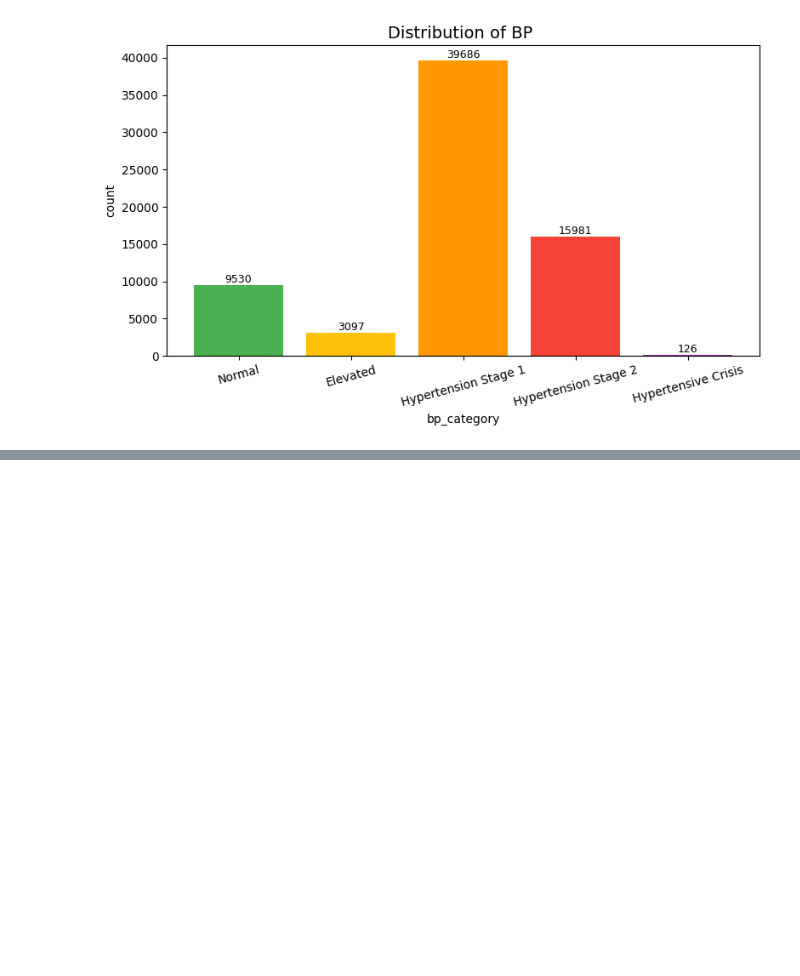
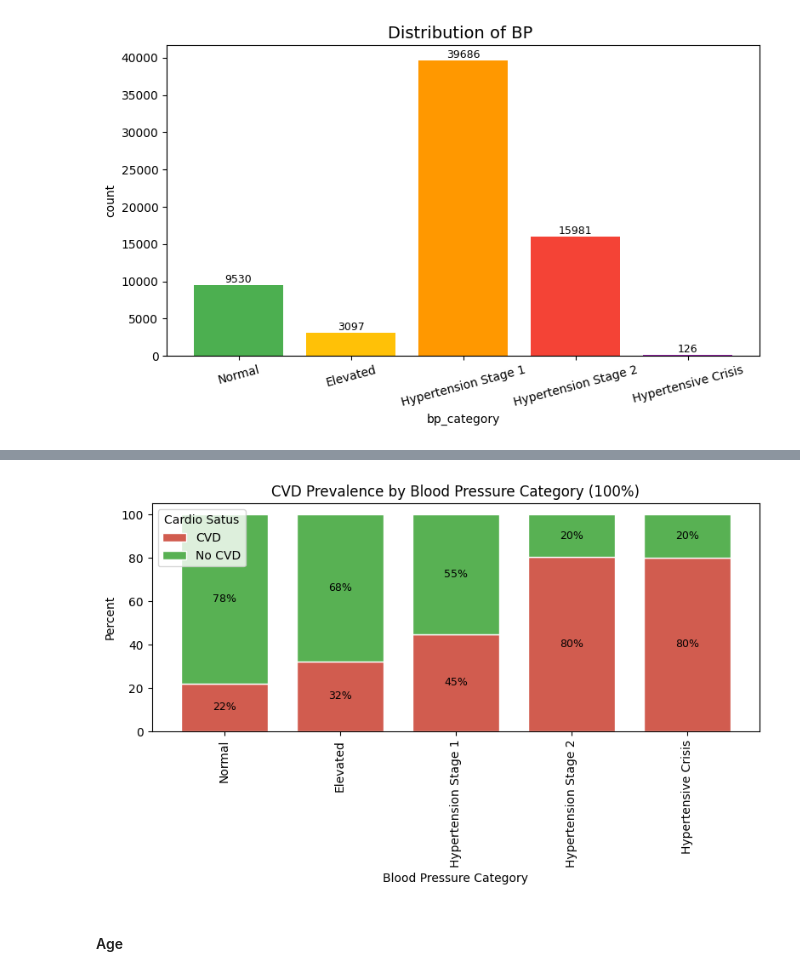
Before and after one commit to lizabguercho/DI_Final_Project_CVD, a Jupyter notebook: Final_project.ipynb, the cells around one changed output, grey strips where cells are left out. Saved outputs shown, nothing was run; the diff lists cells and outputs as text; code cells hidden in the pictures; blank space fills up the shorter version.

```diff
--- a/Final_project.ipynb
+++ b/Final_project.ipynb
@@ -561,0 +563,25 @@ plot_pie(df_temp, "bp_category", title="Blood Pressure Category Distribution", c
+# %%
+# make bp_category -> categorical variable
+df_clean["bp_category"] = pd.Categorical(
+    df_clean["bp_category"],
+    categories=bp_order,
+    ordered=True
+)
+# %%
+# labeling if person has CVD or not
+df_clean["cardio_label"]=df_clean["cardio"].map({0:"No CVD",1:"CVD"})
+# %%
+ct = pd.crosstab(df_clean["bp_category"], df_clean["cardio_label"], normalize="index") * 100
+ax = ct.plot(kind="bar", stacked=True, figsize=(8,5),
+             color=["#D15C4F","#58B153"], edgecolor="white", width=0.75,)
+
+for container in ax.containers:
+    ax.bar_label(container, fmt="%.0f%%", label_type="center", fontsize=9, color="black")
+
+plt.title("CVD Prevalence by Blood Pressure Category (100%)")
+plt.ylabel("Percent"); plt.xlabel("Blood Pressure Category")
+plt.legend(title="Cardio Satus"); plt.tight_layout(); plt.show()
+# %% [output]
+[figure, added]
+# %% [markdown]
+#### Age
```
Also changed, not shown: parts of 21 cells of this notebook, 1 other file.
